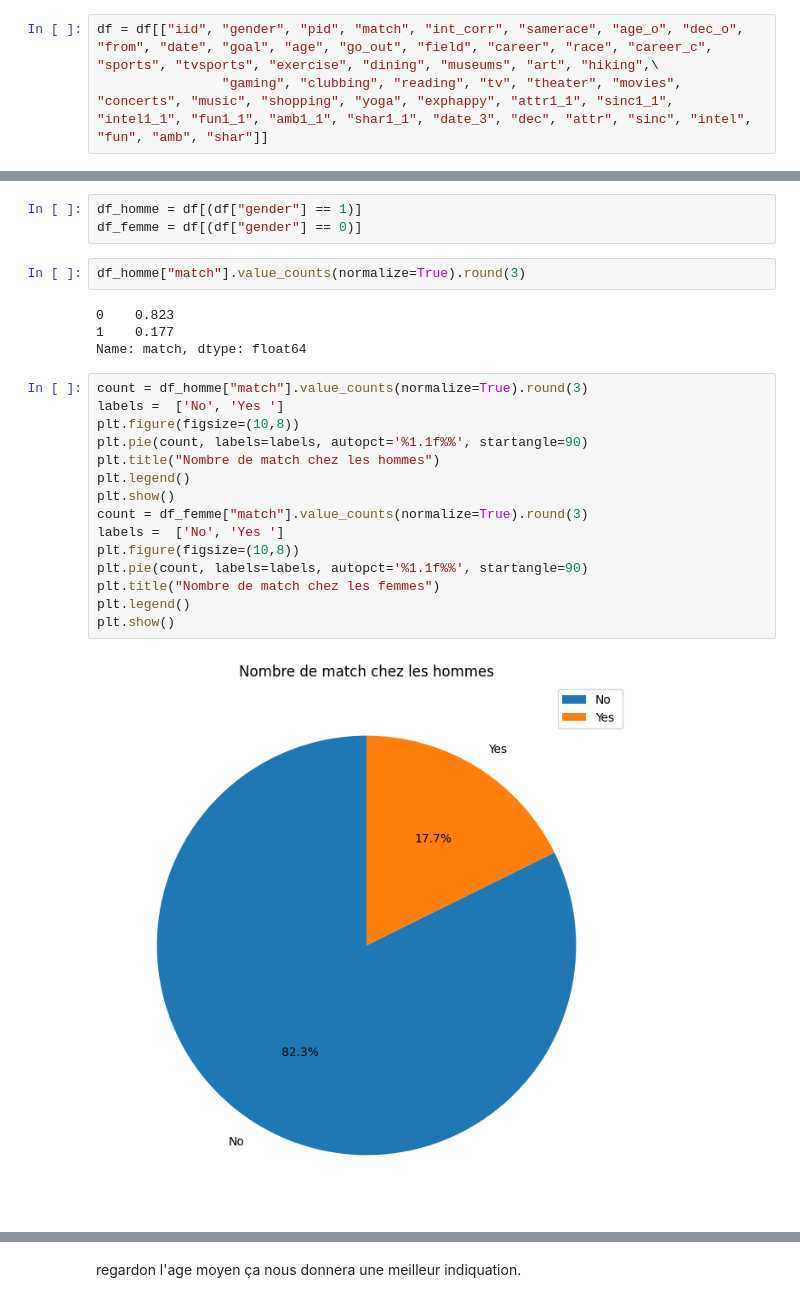
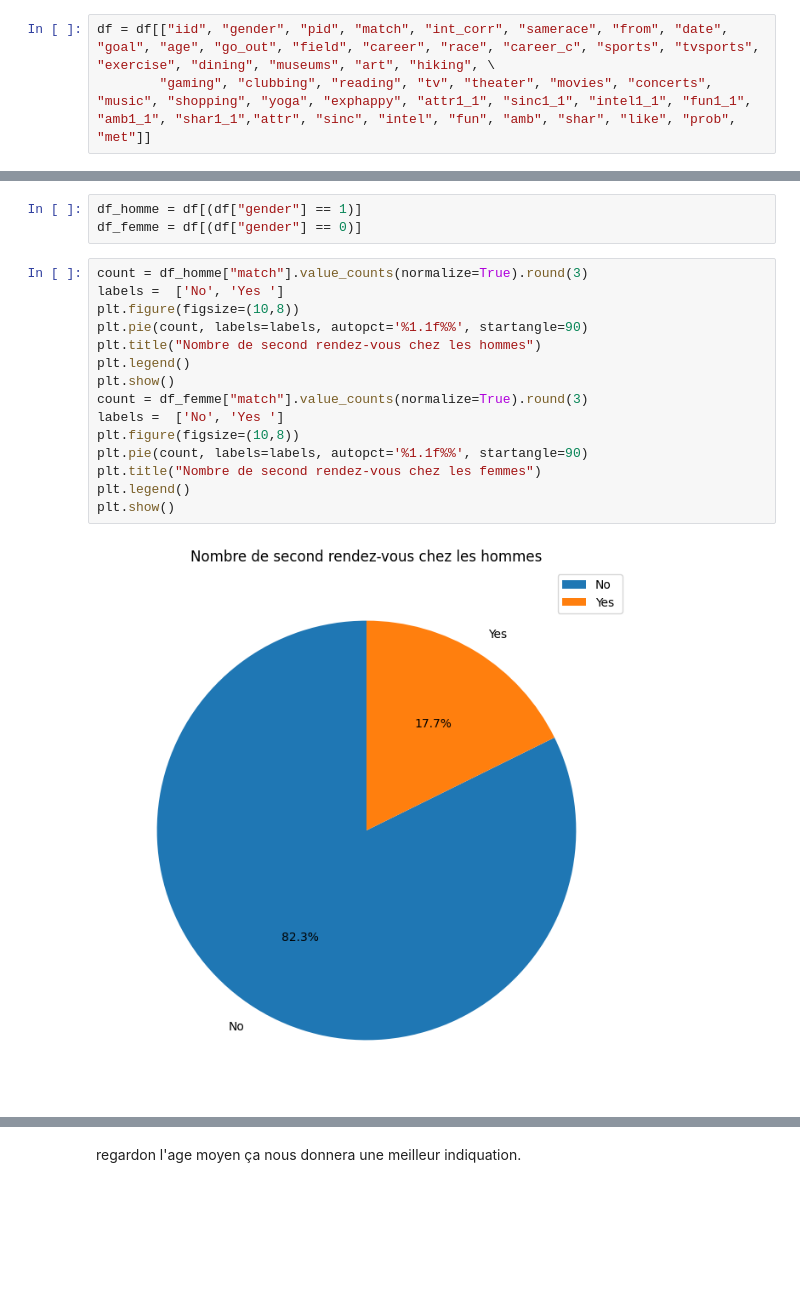
Before and after one commit to philippeJeremy/Bloc-2-Analyse-exploratoire-descriptive-et-inferentielle-de-donnees, a Jupyter notebook: speed_dating.ipynb, the cells around one changed output, grey strips where cells are left out. Drawn from its saved outputs; the diff is of its cells as text; blank space fills up the shorter version.

```diff
--- a/speed_dating.ipynb
+++ b/speed_dating.ipynb
@@ -47,8 +48,8 @@ df.drop_duplicates(subset = ["iid"], inplace=True)
 # %% [markdown]
 Maintenant nous allons faire le tri parmis c'est 195 columns, il y en a surment qui ne sont pas pértinente pour faire les analyses que nous avons besoin.
 # %%
-df = df[["iid", "gender", "pid", "match", "int_corr", "samerace", "age_o", "dec_o", "from", "date", "goal", "age", "go_out", "field", "career", "race", "career_c", "sports", "tvsports", "exercise", "dining", "museums", "art", "hiking",\
-                "gaming", "clubbing", "reading", "tv", "theater", "movies", "concerts", "music", "shopping", "yoga", "exphappy", "attr1_1", "sinc1_1", "intel1_1", "fun1_1", "amb1_1", "shar1_1", "date_3", "dec", "attr", "sinc", "intel", "fun", "amb", "shar"]]
+df = df[["iid", "gender", "pid", "match", "int_corr", "samerace", "from", "date", "goal", "age", "go_out", "field", "career", "race", "career_c", "sports", "tvsports", "exercise", "dining", "museums", "art", "hiking", \
+        "gaming", "clubbing", "reading", "tv", "theater", "movies", "concerts", "music", "shopping", "yoga", "exphappy", "attr1_1", "sinc1_1", "intel1_1", "fun1_1", "amb1_1", "shar1_1","attr", "sinc", "intel", "fun", "amb", "shar", "like", "prob", "met"]]
 # %%
 df
 # %% [output]
@@ -106,26 +103,20 @@ regardons la proportion de match entre les hommes et femmes.
 # %%
 df_homme = df[(df["gender"] == 1)]
 df_femme = df[(df["gender"] == 0)]
-# %%
-df_homme["match"].value_counts(normalize=True).round(3)
-# %% [output]
-0    0.823
-1    0.177
-Name: match, dtype: float64
 # %%
 count = df_homme["match"].value_counts(normalize=True).round(3)
 labels =  ['No', 'Yes ']
 plt.figure(figsize=(10,8))
 plt.pie(count, labels=labels, autopct='%1.1f%%', startangle=90)
-plt.title("Nombre de match chez les hommes")
+plt.title("Nombre de second rendez-vous chez les hommes")
 plt.legend()
 plt.show()
 count = df_femme["match"].value_counts(normalize=True).round(3)
 labels =  ['No', 'Yes ']
 plt.figure(figsize=(10,8))
 plt.pie(count, labels=labels, autopct='%1.1f%%', startangle=90)
-plt.title("Nombre de match chez les femmes")
+plt.title("Nombre de second rendez-vous chez les femmes")
 plt.legend()
 plt.show()
 # %% [output]
-[figure, old version]
+[figure, new version]
```
Also changed, not shown: parts of 19 cells of this notebook.
